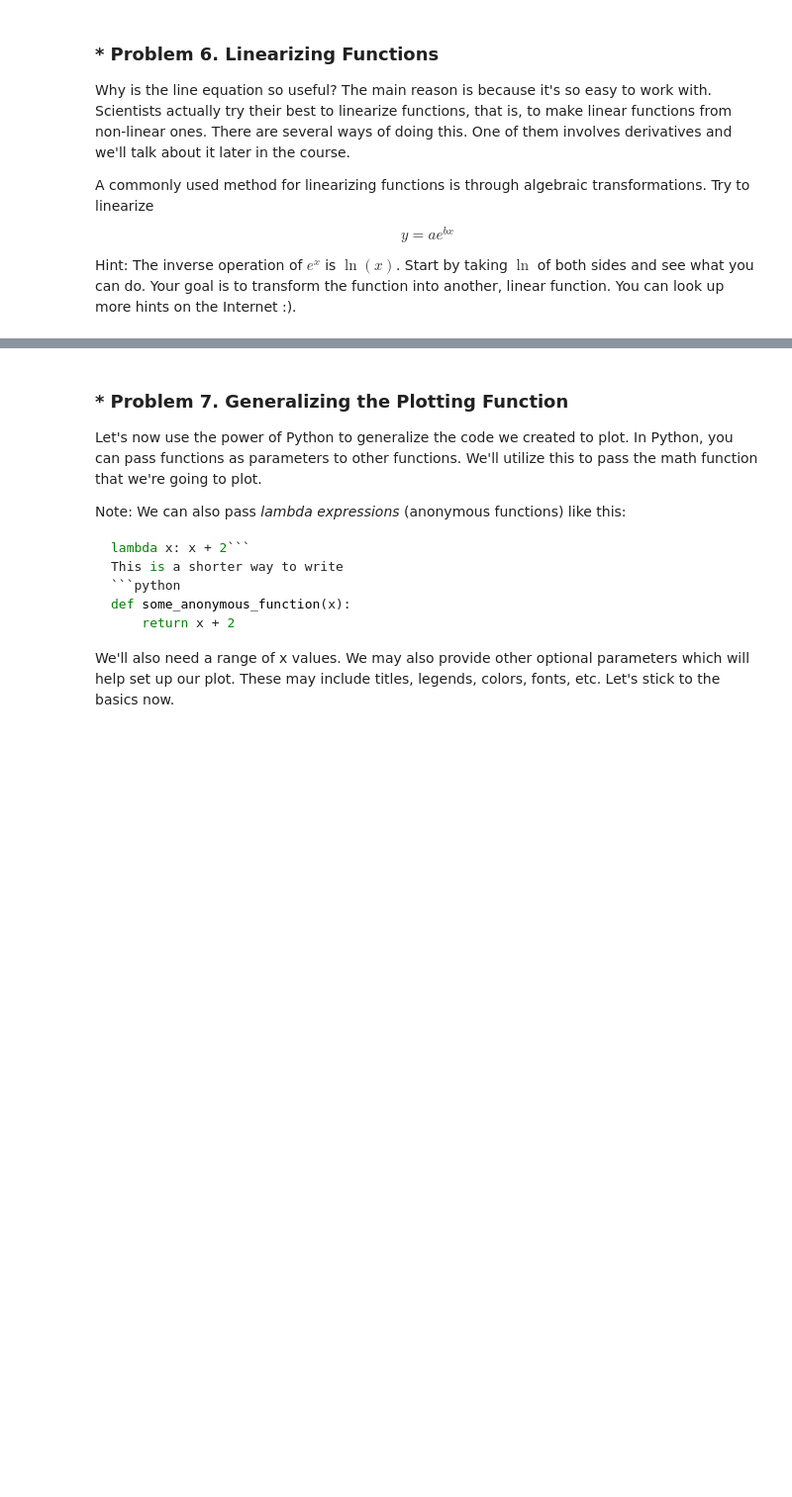
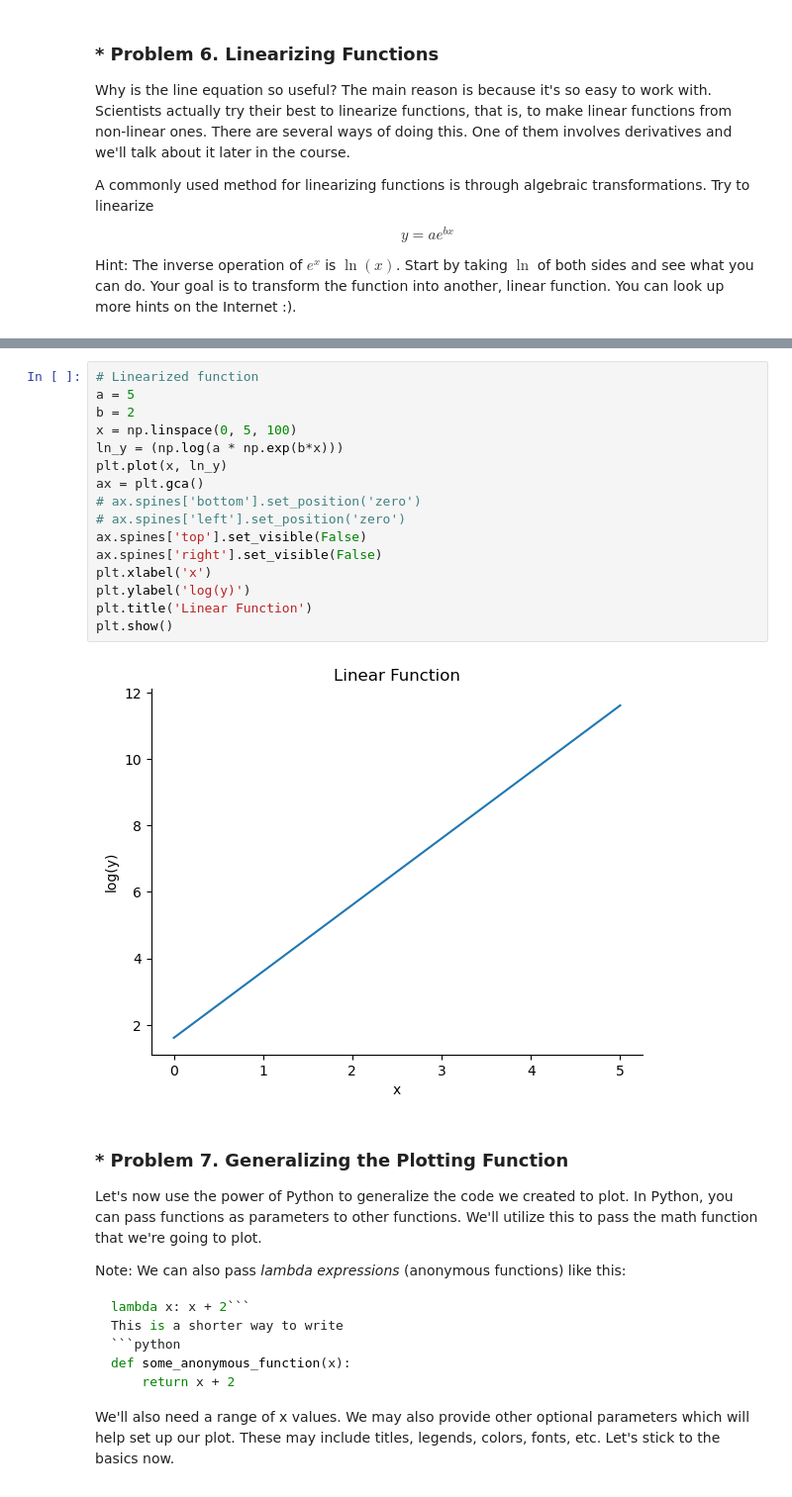
Before and after one commit to mi6oo6im/ml_math_for_devs, a Jupyter notebook: 02. Exercise HSM/High-School Maths Exercise.ipynb, the cells around one changed output, grey strips where cells are left out. Shown at 99% size. Saved outputs shown, nothing was run; the diff lists cells and outputs as text; blank space fills up the shorter version.

```diff
--- a/02. Exercise HSM/High-School Maths Exercise.ipynb
+++ b/02. Exercise HSM/High-School Maths Exercise.ipynb
@@ -543,3 +562,21 @@ sympy.solve(a * e ** (b * x) - y, x)
+# %%
+# Linearized function
+a = 5
+b = 2
+x = np.linspace(0, 5, 100)
+ln_y = (np.log(a * np.exp(b*x)))
+plt.plot(x, ln_y)
+ax = plt.gca()
+# ax.spines['bottom'].set_position('zero')
+# ax.spines['left'].set_position('zero')
+ax.spines['top'].set_visible(False)
+ax.spines['right'].set_visible(False)
+plt.xlabel('x')
+plt.ylabel('log(y)')
+plt.title('Linear Function')
+plt.show()
+# %% [output]
+[figure, added]
 # %% [markdown]
 ### * Problem 7. Generalizing the Plotting Function
 Let's now use the power of Python to generalize the code we created to plot. In Python, you can pass functions as parameters to other functions. We'll utilize this to pass the math function that we're going to plot.
```
Also changed, not shown: parts of 9 cells of this notebook.
